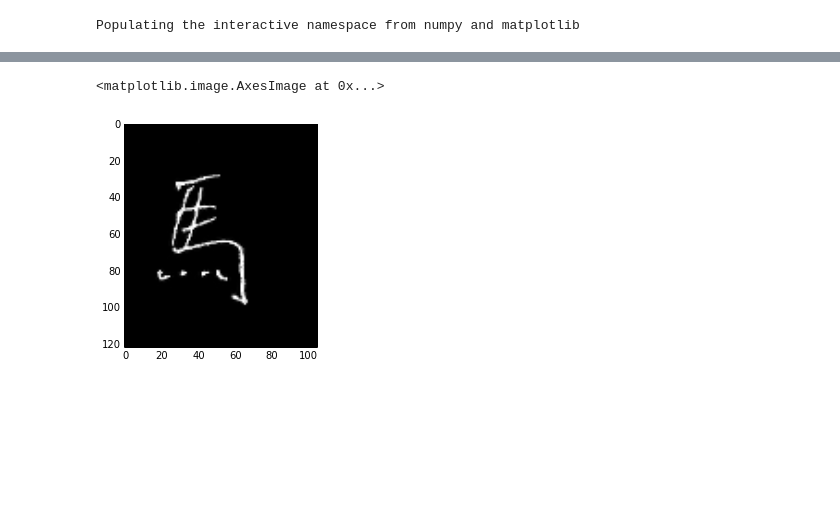
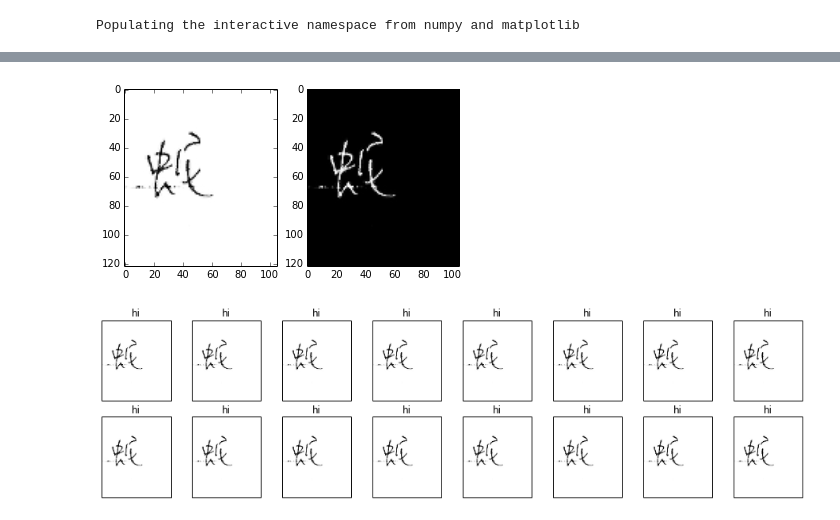
Before and after one commit to Rotceh/2013-ML-TeamProject, a Jupyter notebook: pixel_recovery.ipynb, the cells around one changed output, grey strips where cells are left out. Cells and saved outputs as stored; diff of their text form; code cells hidden in the pictures; blank space fills up the shorter version.

Commit message:
update notebook, make subplot more beautiful

```diff
--- a/pixel_recovery.ipynb
+++ b/pixel_recovery.ipynb
@@ -31,4 +31,4 @@ import numpy as np
 # %%
 CSV_ZERO_TRAIN = "dataset/train_na2zero.csv"
 # %%
-df = pd.read_csv(CSV_ZERO_TRAIN, nrows=100)
+df = pd.read_csv(CSV_ZERO_TRAIN, nrows=1000)
@@ -35,6 +50,6 @@ df = pd.read_csv(CSV_ZERO_TRAIN, nrows=100)
 # %%
-i_th = 13
+i_th = 5
 row = df.ix[i_th, :]
-PIXEL_X = 122
-PIXEL_Y = 105
+y = int(row[0])
+print("生肖：{}({})".format(zodiac_map[y], y))
 px_array = row[1:].values.reshape(PIXEL_X, PIXEL_Y)
@@ -46,5 +58,27 @@ plt.imshow(px_array, cmap=cm.binary)
-# %%
-plt.imshow(px_array, cmap=cm.binary_r)
-# %% [output]
-<matplotlib.image.AxesImage at 0x...>
-[figure, removed]
+# %%
+plt.figure()
+plt.subplot(121)
+plt.imshow(px_array, aspect="equal", cmap=cm.binary)
+
+plt.subplot(122)
+plt.imshow(px_array, aspect="equal", cmap=cm.binary_r)
+plt.show()
+# %% [output]
+[figure, added]
+# %%
+N_SUBFIG_X = 8
+N_SUBFIG_Y = 2
+f, ax_array = plt.subplots(N_SUBFIG_Y, N_SUBFIG_X, figsize=(16, 4))
+
+ax_array.shape = N_SUBFIG_X * N_SUBFIG_Y
+for ax in ax_array:
+    ax.imshow(px_array, aspect=1, cmap=cm.binary)
+    ax.set_adjustable('box-forced')
+    ax.get_xaxis().set_visible(False)
+    ax.get_yaxis().set_visible(False)
+    ax.set_title("hi")
+
+f.subplots_adjust()
+# f.savefig("hihi.png", dpi=300, transparent=True)
+# %% [output]
+[figure, added]
```
Also changed, not shown: parts of 7 cells of this notebook.
